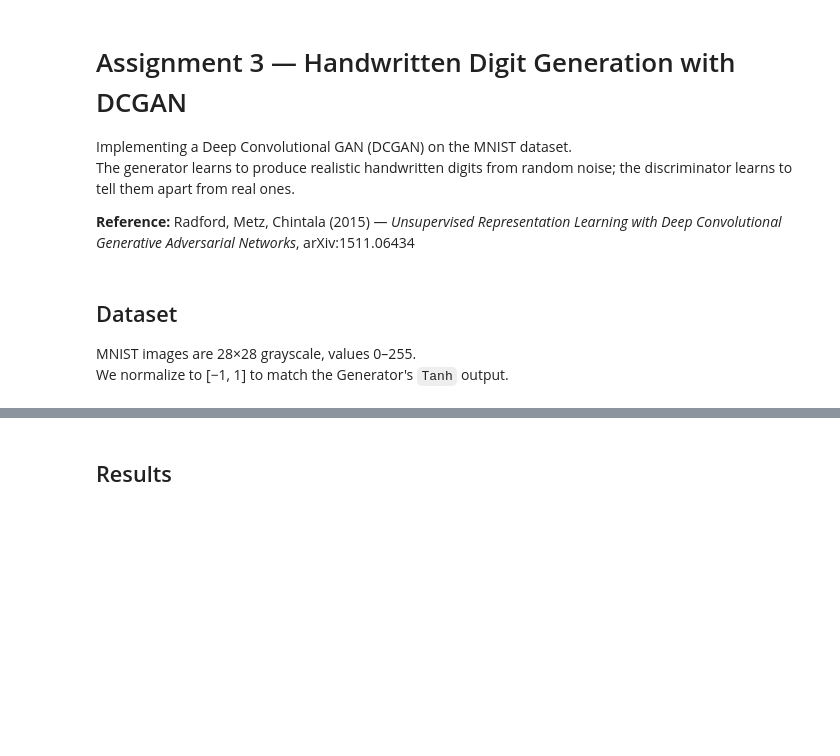
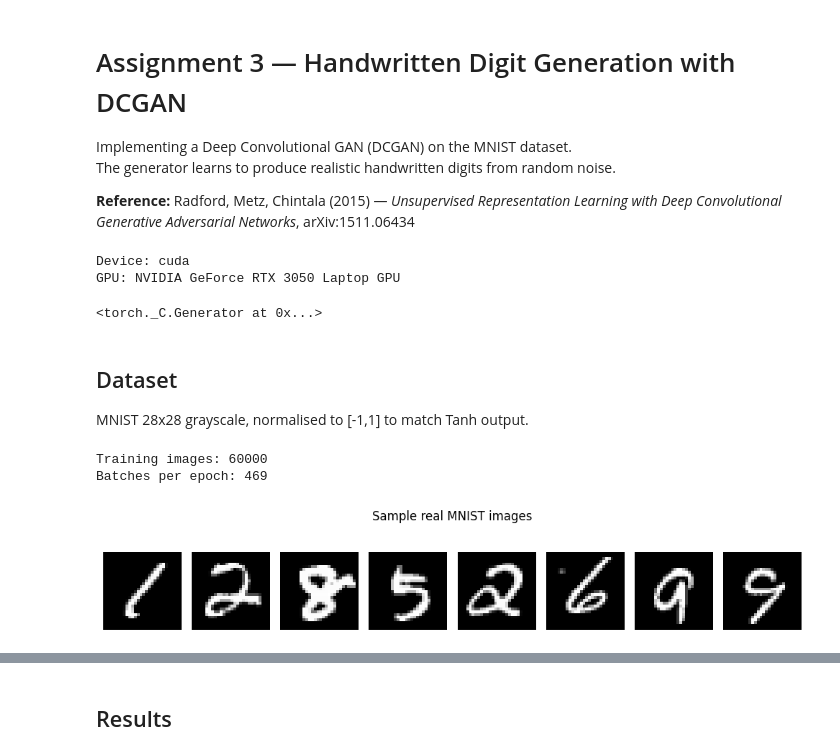
Before and after one commit to AbdulRahmanAzam/ANN, a Jupyter notebook: DLP Assignment 3/dcgan_mnist.ipynb, the cells around one changed output, grey strips where cells are left out. Cells and saved outputs as stored; diff of their text form; code cells hidden in the pictures; blank space fills up the shorter version.

```diff
--- a/DLP Assignment 3/dcgan_mnist.ipynb
+++ b/DLP Assignment 3/dcgan_mnist.ipynb
@@ -2,56 +2,43 @@
 # Assignment 3 — Handwritten Digit Generation with DCGAN
 
 Implementing a Deep Convolutional GAN (DCGAN) on the MNIST dataset.
-The generator learns to produce realistic handwritten digits from random noise; the discriminator learns to tell them apart from real ones.
+The generator learns to produce realistic handwritten digits from random noise.
 
 **Reference:** Radford, Metz, Chintala (2015) — *Unsupervised Representation Learning with Deep Convolutional Generative Adversarial Networks*, arXiv:1511.06434
 # %%
-import torch
-import torch.nn as nn
-import torchvision
+%matplotlib inline
+import torch, torch.nn as nn, torchvision
 import torchvision.transforms as transforms
 from torch.utils.data import DataLoader
-import matplotlib.pyplot as plt
-import os
-
+import matplotlib.pyplot as plt, os
 device = torch.device('cuda' if torch.cuda.is_available() else 'cpu')
-print(f'Using device: {device}')
+print(f'Device: {device}')
+if device.type=='cuda': print(f'GPU: {torch.cuda.get_device_name(0)}')
+# %% [output]
+Device: cuda
+GPU: NVIDIA GeForce RTX 3050 Laptop GPU
 # %%
-# --- Hyperparameters ---
-LATENT_DIM = 100     # size of the input noise vector
-BATCH_SIZE = 128
-EPOCHS     = 50
-LR         = 0.0002  # learning rate from DCGAN paper
-BETA1      = 0.5     # Adam beta1 from DCGAN paper
-SEED       = 42
-
-torch.manual_seed(SEED)
+LATENT_DIM=100; BATCH_SIZE=128; EPOCHS=50; LR=0.0002; BETA1=0.5
+torch.manual_seed(42)
+# %% [output]
+<torch._C.Generator at 0x...>
 # %% [markdown]
 ## Dataset
-
-MNIST images are 28×28 grayscale, values 0–255.
-We normalize to [−1, 1] to match the Generator's `Tanh` output.
+MNIST 28x28 grayscale, normalised to [-1,1] to match Tanh output.
 # %%
-transform = transforms.Compose([
-    transforms.ToTensor(),
-    transforms.Normalize([0.5], [0.5])   # (x - 0.5) / 0.5  →  [-1, 1]
-])
-
-dataset = torchvision.datasets.MNIST(
-    root='./data', train=True, download=True, transform=transform
-)
-# num_workers=0 is safer inside Jupyter on Windows
-dataloader = DataLoader(dataset, batch_size=BATCH_SIZE, shuffle=True, num_workers=0)
-
+transform=transforms.Compose([transforms.ToTensor(),transforms.Normalize([0.5],[0.5])])
+dataset=torchvision.datasets.MNIST(root='./data',train=True,download=True,transform=transform)
+dataloader=DataLoader(dataset,batch_size=BATCH_SIZE,shuffle=True,num_workers=0)
 print(f'Training images: {len(dataset)}')
 print(f'Batches per epoch: {len(dataloader)}')
+# %% [output]
+Training images: 60000
+Batches per epoch: 469
 # %%
-# Quick sanity check — show a few real images
-sample_batch, _ = next(iter(dataloader))
-fig, axes = plt.subplots(1, 8, figsize=(10, 2))
-for ax, img in zip(axes, sample_batch[:8]):
-    ax.imshow(img.squeeze(), cmap='gray', vmin=-1, vmax=1)
-    ax.axis('off')
-plt.suptitle('Sample real images')
-plt.tight_layout()
-plt.show()
+sample_batch,_=next(iter(dataloader))
+fig,axes=plt.subplots(1,8,figsize=(10,2))
+for ax,img in zip(axes,sample_batch[:8]):
+    ax.imshow(img.squeeze(),cmap='gray',vmin=-1,vmax=1); ax.axis('off')
+plt.suptitle('Sample real MNIST images'); plt.tight_layout(); plt.show()
+# %% [output]
+[figure, added]
```
Also changed, not shown: parts of 14 cells of this notebook, 5 other files.
